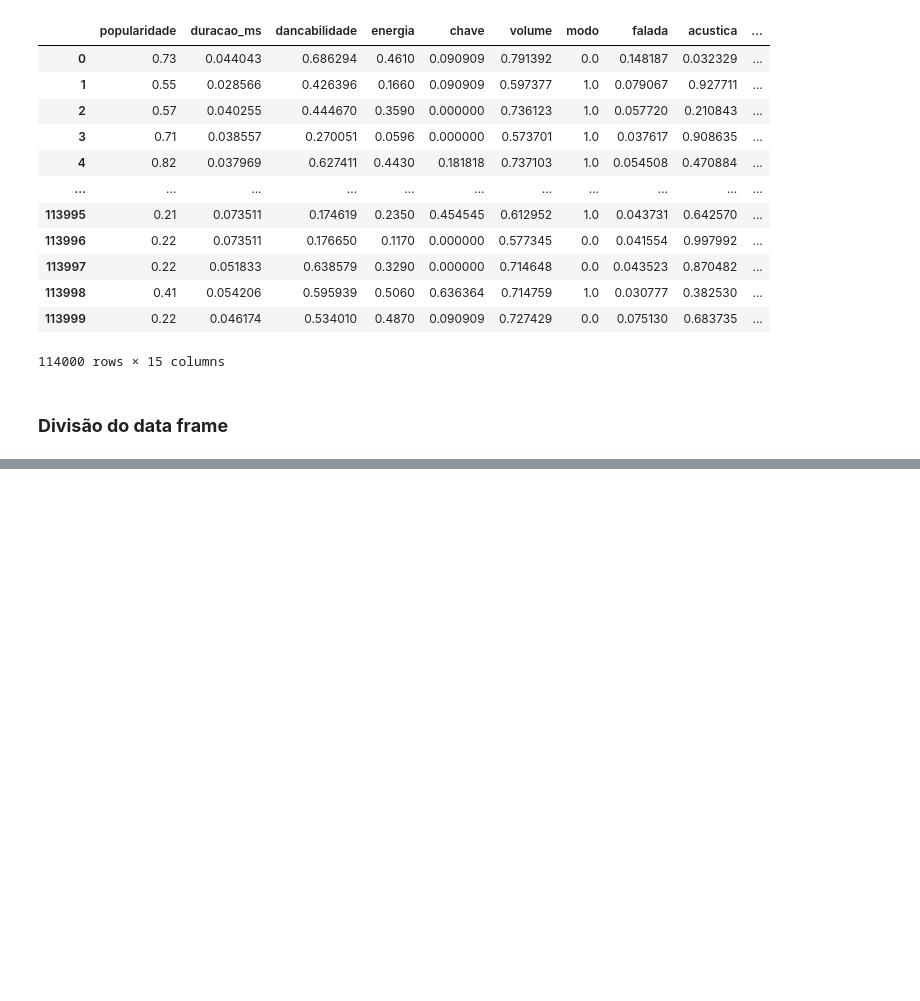
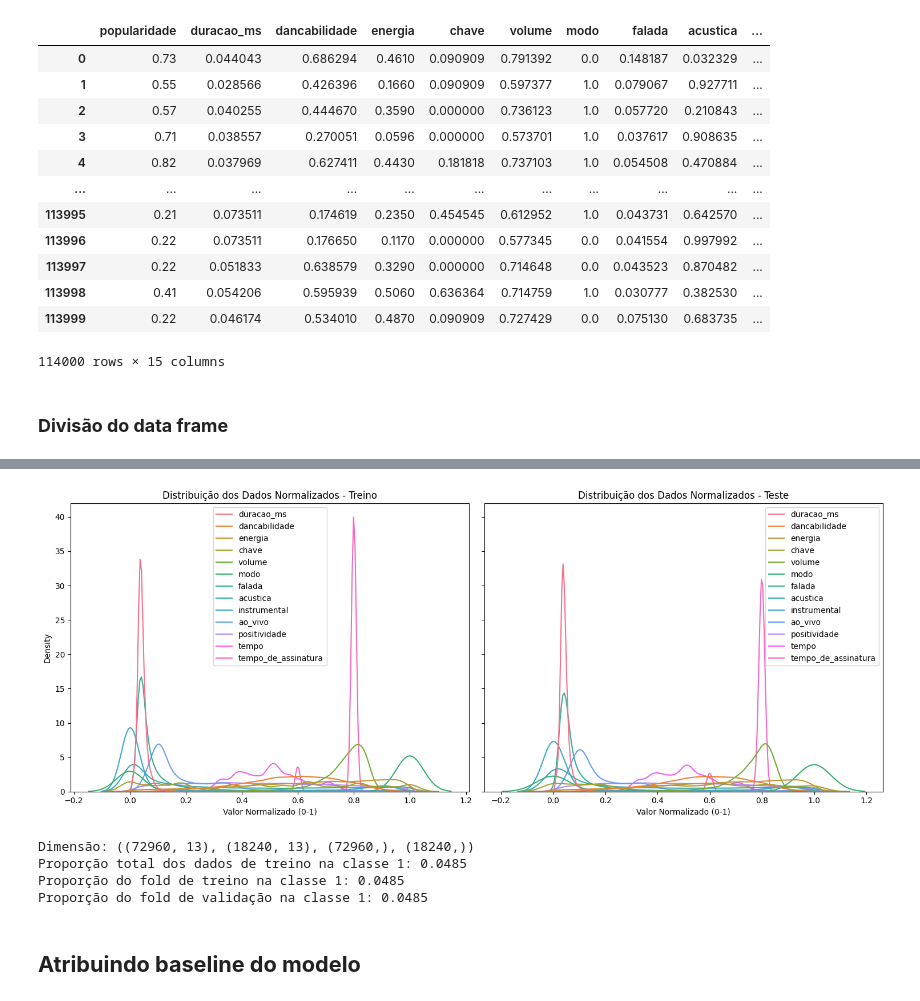
Before and after one commit to AleixoCodes/Machine-Learning-com-dados-do-Spotify, a Jupyter notebook: Analise_dos_dados_com_ML.ipynb, the cells around one changed output, grey strips where cells are left out. Drawn from its saved outputs; the diff is of its cells as text; code cells hidden in the pictures; blank space fills up the shorter version.

Commit message:
Escolhendo modelo e baseline

```diff
--- a/Analise_dos_dados_com_ML.ipynb
+++ b/Analise_dos_dados_com_ML.ipynb
@@ -316,0 +263,11 @@ Proporção do x_val para a classe 1: (np.float64(0.04851973684210526), 4)
+# %%
+from sklearn.model_selection import train_test_split
+
+# Dividindo dataframe
+dadosTreino, dadosTeste = train_test_split(dadosNormalizados, test_size=0.2, random_state=42, shuffle=True)
+
+pop_norm_train = dadosTreino.popular_binario.value_counts(normalize=True)
+pop_norm_test = dadosTeste.popular_binario.value_counts(normalize=True)
+
+print(f'População de treino: {pop_norm_train}\n')
+print(f'População de teste: {pop_norm_test}')
@@ -316,0 +284,50 @@ Proporção do x_val para a classe 1: (np.float64(0.04851973684210526), 4)
+# %%
+import matplotlib.pyplot as plt
+import seaborn as sns
+
+# Configurando a figura para dois subplots
+fig, axes = plt.subplots(1, 2, figsize=(15, 6), sharey=True)
+
+# Plot para os dados de treino
+sns.kdeplot(data=dadosTreino.drop(columns=['popularidade', 'popular_binario']), ax=axes[0], common_norm=False)
+axes[0].set_title('Distribuição dos Dados Normalizados - Treino')
+axes[0].set_xlabel('Valor Normalizado (0-1)')
+
+# Plot para os dados de teste
+sns.kdeplot(data=dadosTeste.drop(columns=['popularidade', 'popular_binario']), ax=axes[1], common_norm=False)
+axes[1].set_title('Distribuição dos Dados Normalizados - Teste')
+axes[1].set_xlabel('Valor Normalizado (0-1)')
+
+plt.tight_layout()
+plt.show()
+# %% [output]
+[figure, added]
+# %%
+from sklearn.model_selection import StratifiedKFold
+
+# Dividindo em X (características) e y (alvo)
+X = dadosTreino.drop(columns=['popularidade', 'popular_binario'], axis=1)
+y = dadosTreino.popular_binario
+
+# Inicializando o StratifiedKFold
+skf = StratifiedKFold(n_splits=5, shuffle=True, random_state=42)
+
+# Looping para separar dados de treino e validação
+# Nota: O loop percorre os folds, mas as variáveis finais conterão apenas o último fold executado
+for train_index, val_index in skf.split(X, y):
+    X_treino, X_val = X.iloc[train_index], X.iloc[val_index]
+    y_treino, y_val = y.iloc[train_index], y.iloc[val_index]
+
+# Analisando proporções da classe 1 (músicas populares)
+# Corrigido: acessando 'y' em vez de 'X' para verificar a classe
+print(f'Dimensão: {X_treino.shape, X_val.shape, y_treino.shape, y_val.shape}')
+print(f'Proporção total dos dados de treino na classe 1: {round(y.mean(), 4)}')
+print(f'Proporção do fold de treino na classe 1: {round(y_treino.mean(), 4)}')
+print(f'Proporção do fold de validação na classe 1: {round(y_val.mean(), 4)}')
+# %% [output]
+Dimensão: ((72960, 13), (18240, 13), (72960,), (18240,))
+Proporção total dos dados de treino na classe 1: 0.0485
+Proporção do fold de treino na classe 1: 0.0485
+Proporção do fold de validação na classe 1: 0.0485
+# %% [markdown]
+## **Atribuindo baseline do modelo**
```
Also changed, not shown: parts of 8 cells of this notebook.
